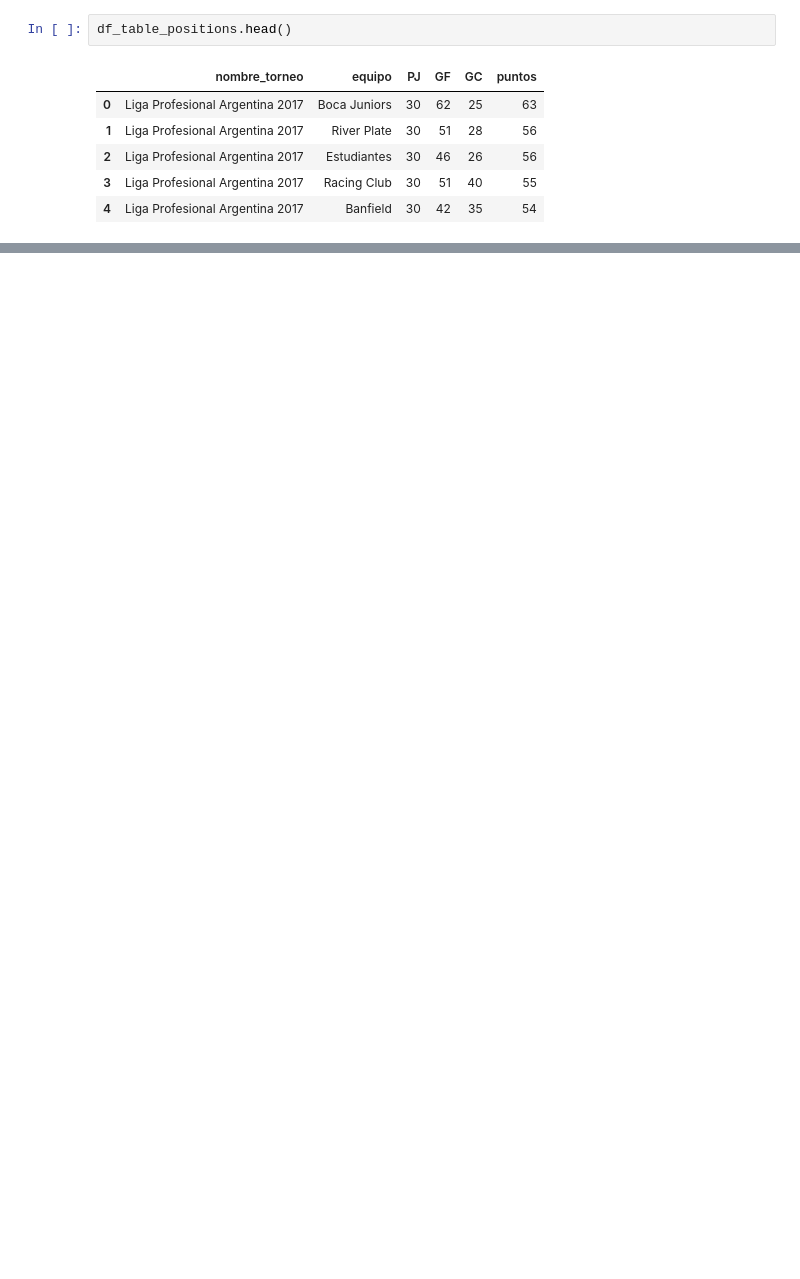
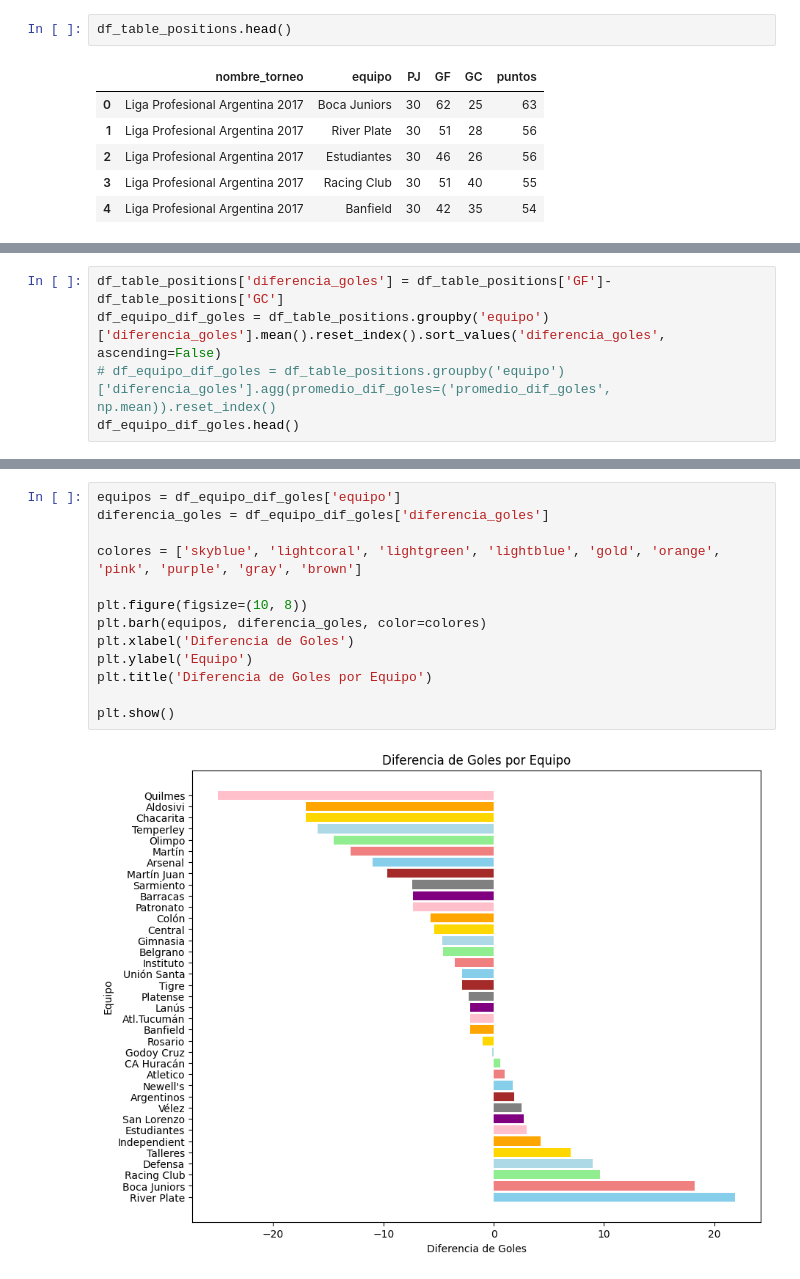
Before and after one commit to matiasfeliu92/torneos_primera_division_arg, a Jupyter notebook: Torneos_Primera_Division_analytics.ipynb, the cells around one changed output, grey strips where cells are left out. Drawn from its saved outputs; the diff is of its cells as text; blank space fills up the shorter version.

```diff
--- a/Torneos_Primera_Division_analytics.ipynb
+++ b/Torneos_Primera_Division_analytics.ipynb
@@ -76,0 +136,5 @@ drive.flush_and_unmount()
+# %%
+df_table_positions['diferencia_goles'] = df_table_positions['GF']-df_table_positions['GC']
+df_equipo_dif_goles = df_table_positions.groupby('equipo')['diferencia_goles'].mean().reset_index().sort_values('diferencia_goles', ascending=False)
+# df_equipo_dif_goles = df_table_positions.groupby('equipo')['diferencia_goles'].agg(promedio_dif_goles=('promedio_dif_goles', np.mean)).reset_index()
+df_equipo_dif_goles.head()
@@ -76,0 +148,15 @@ drive.flush_and_unmount()
+# %%
+equipos = df_equipo_dif_goles['equipo']
+diferencia_goles = df_equipo_dif_goles['diferencia_goles']
+
+colores = ['skyblue', 'lightcoral', 'lightgreen', 'lightblue', 'gold', 'orange', 'pink', 'purple', 'gray', 'brown']
+
+plt.figure(figsize=(10, 8))
+plt.barh(equipos, diferencia_goles, color=colores)
+plt.xlabel('Diferencia de Goles')
+plt.ylabel('Equipo')
+plt.title('Diferencia de Goles por Equipo')
+
+plt.show()
+# %% [output]
+[figure, added]
```
Also changed, not shown: parts of 11 cells of this notebook.
